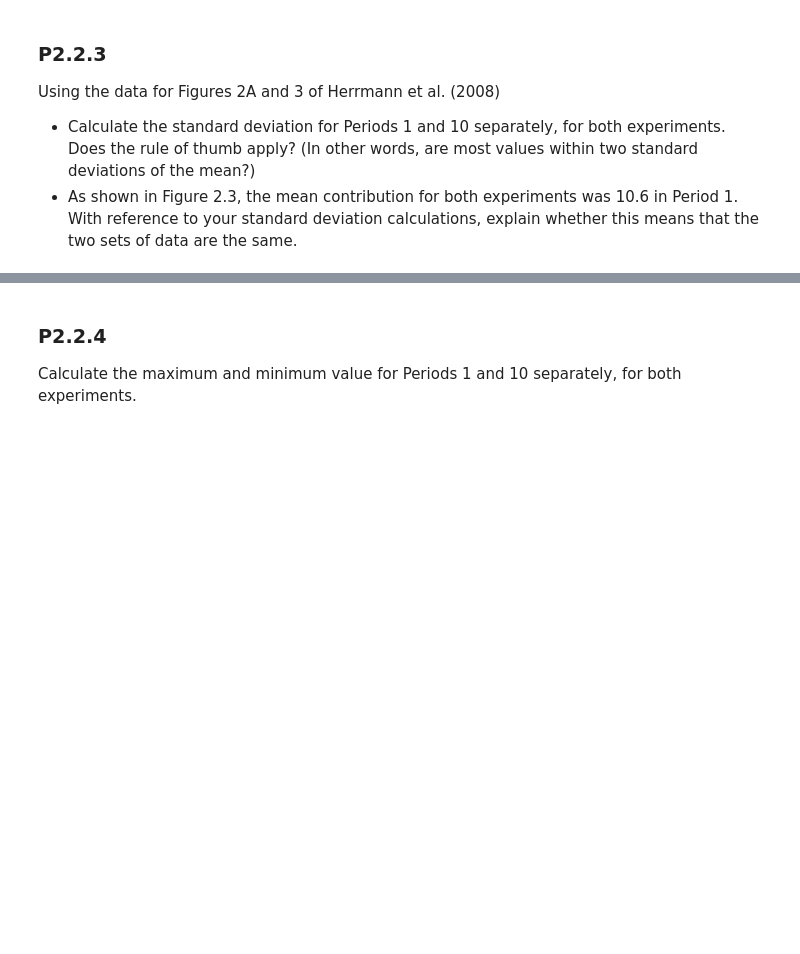
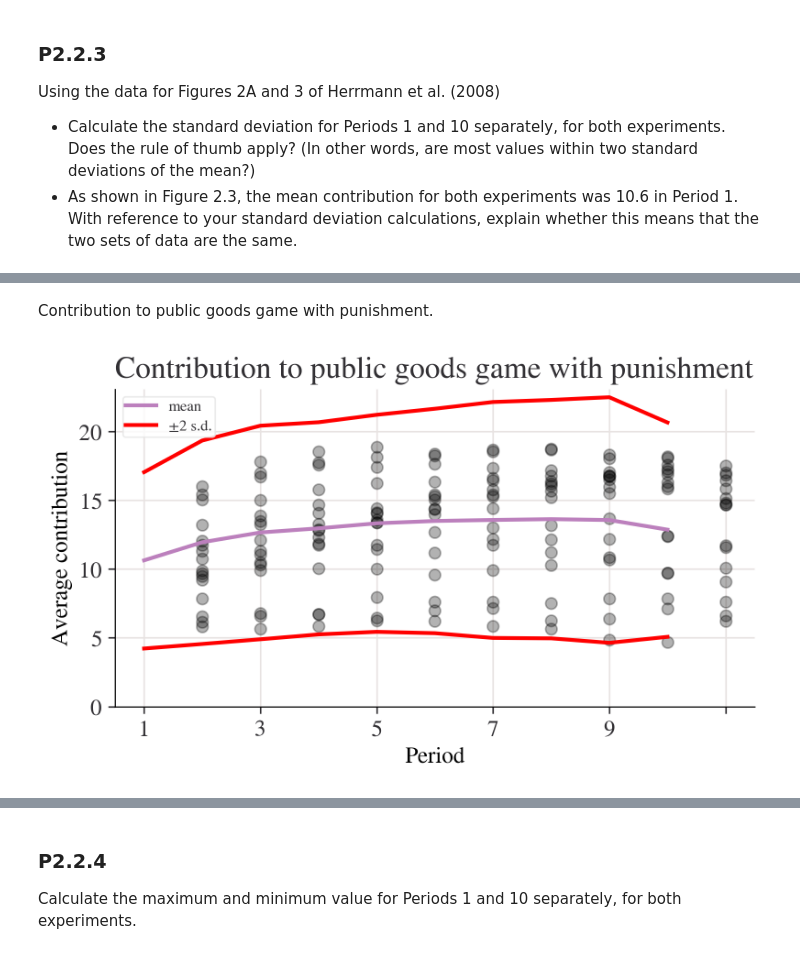
Before and after one commit to Jean-Marcos-9/Taller-4, a Jupyter notebook: Taller4_HE.ipynb, the cells around one changed output, grey strips where cells are left out. Drawn from its saved outputs; the diff is of its cells as text; code cells hidden in the pictures; blank space fills up the shorter version.

```diff
--- a/Taller4_HE.ipynb
+++ b/Taller4_HE.ipynb
@@ -247,0 +372,17 @@ Using the data for Figures 2A and 3 of Herrmann et al. (2008)
+# %% [markdown]
+Contribution to public goods game with punishment.
+# %%
+fig, ax = plt.subplots()
+p_c["mean"].plot(ax=ax, label="mean")
+# mean + 2 sd
+(p_c["mean"] + 2 * p_c["std"]).plot(ax=ax, ylim=(0, None), color="red", label="±2 s.d.")
+# mean - 2 sd
+(p_c["mean"] - 2 * p_c["std"]).plot(ax=ax, ylim=(0, None), color="red", label="")
+for i in range(len(data_p.columns)):
+    ax.scatter(x=data_p.index, y=data_p.iloc[:, i], color="k", alpha=0.3)
+ax.legend()
+ax.set_ylabel("Average contribution")
+ax.set_title("Contribution to public goods game with punishment")
+plt.show();
+# %% [output]
+[figure, added]
```
Also changed, not shown: parts of 24 cells of this notebook, 1 other file.
